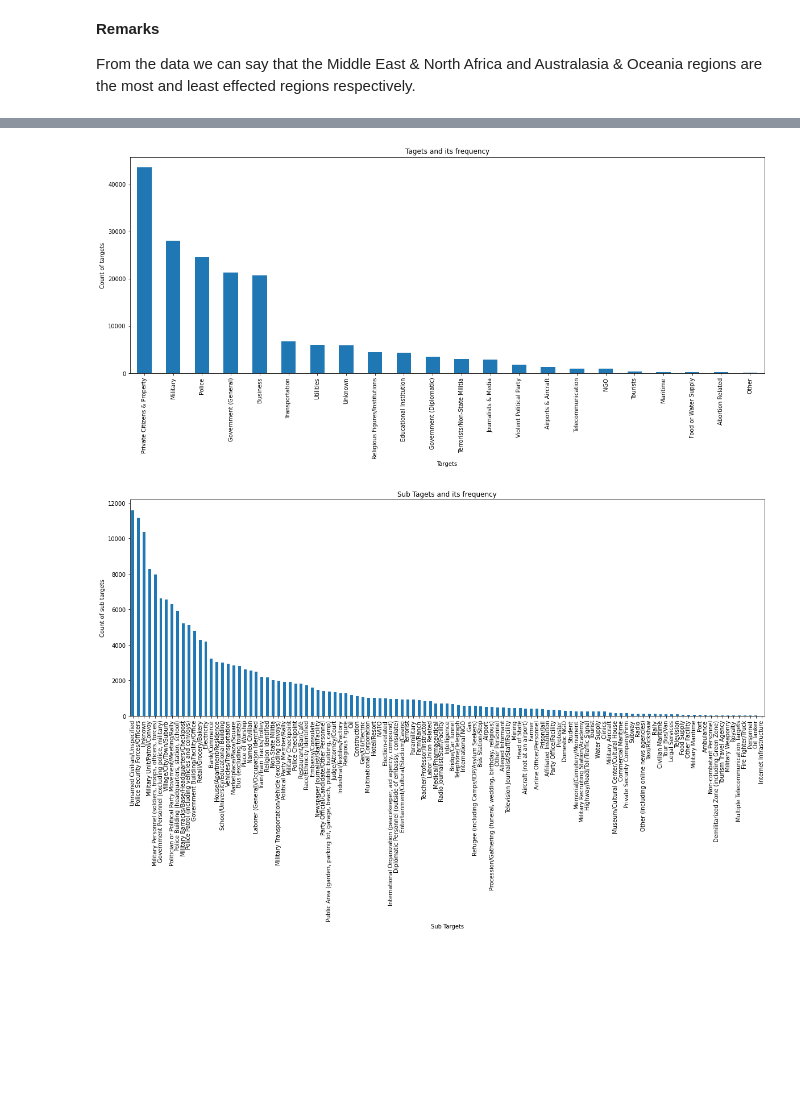
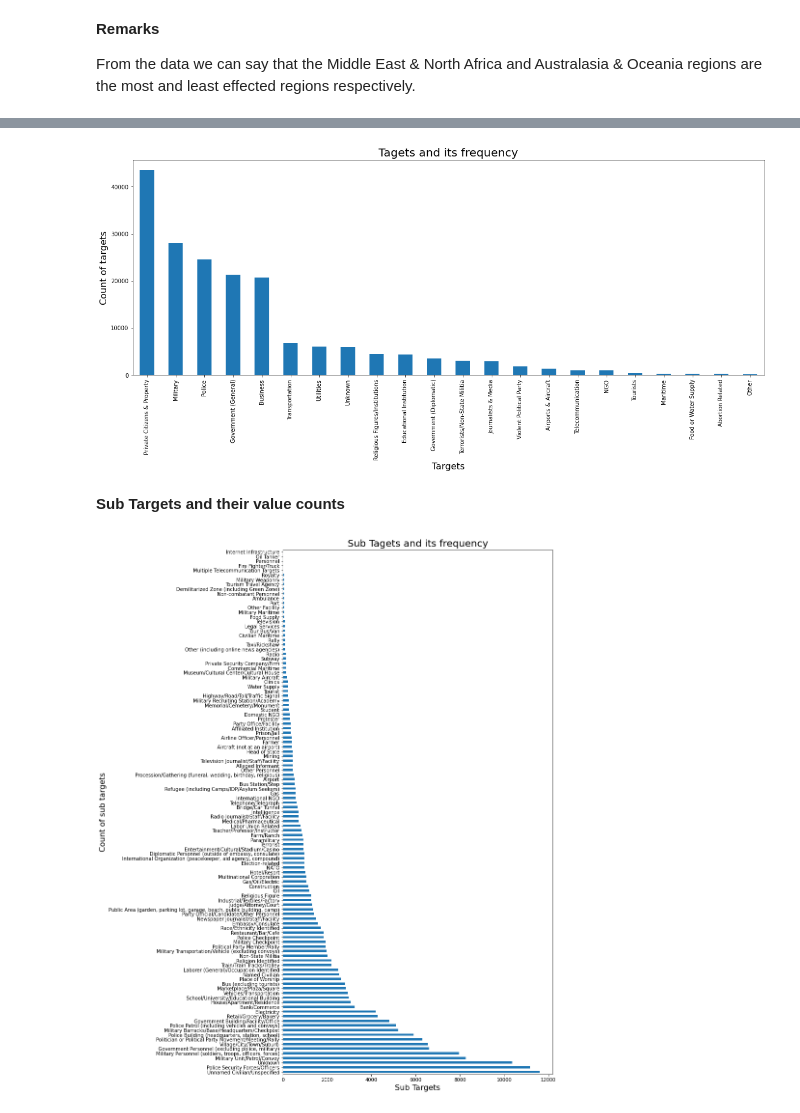
Before and after one commit to Narayan718/Global-Terrorism-Analysis, a Jupyter notebook: Global_Terrorism_Analysis.ipynb, the cells around one changed output, grey strips where cells are left out. Cells and saved outputs as stored; diff of their text form; code cells hidden in the pictures; blank space fills up the shorter version.

```diff
--- a/Global_Terrorism_Analysis.ipynb
+++ b/Global_Terrorism_Analysis.ipynb
@@ -56,6 +67,6 @@ df.head()
 # %%
 #Renaming the column names which are required
 df.rename(columns={'iyear':'Year','imonth':'Month','iday':'Day','country_txt':'Country','provstate':'State','city':'City','region_txt':'Region','latitude':
-                   'Latitude','longitude':'Longitude','attacktype1_txt':'Attack', 'targtype1_txt':'Target', 'targsubtype1_txt':'Sub_Target', 'motive':'Motive',
-                   'weaptype1_txt':'Weapon', 'nkill':'Kills', 'nwound':'Wound', 'propextent_txt':'Property', 'ransomamt':'Ransom_Amt',
+                   'Latitude','longitude':'Longitude','attacktype1_txt':'Attack_Type', 'targtype1_txt':'Target', 'targsubtype1_txt':'Sub_Target', 'motive':'Motive',
+                   'weaptype1_txt':'Weapon', 'nkill':'Kill', 'nwound':'Wound', 'propextent_txt':'Property', 'ransomamt':'Ransom_Amt',
                    'ransompaid':'Ransom_paid'}, inplace=True)
@@ -62,7 +75,7 @@ df.rename(columns={'iyear':'Year','imonth':'Month','iday':'Day','country_txt':'C
 # %%
 #Copying the columns which are required into a new dataset
 data = df[['Year', 'Month', 'Day', 'Country', 'State', 'City', 'Region', 'Latitude', 'Longitude',
-           'Attack', 'Target', 'Sub_Target', 'Motive', 'Weapon', 'Kills', 'Wound', 'Property', 'Ransom_Amt', 'Ransom_paid']]
+           'Attack_Type', 'Target', 'Sub_Target', 'Motive', 'Weapon', 'Kill', 'Wound', 'Property', 'Ransom_Amt', 'Ransom_paid']]
 # %%
 #first 5 fields in the required dataset
 data.head()
@@ -113,8 +138,9 @@ data['Latitude'].fillna('Unknown', inplace=True)
 data['Longitude'].fillna('Unknown', inplace=True)
 data['Sub_Target'].fillna('Unknown', inplace=True)
 data['Motive'].fillna('Unknown', inplace=True)
-data['Kills'].fillna(0, inplace=True)
-data['Wound'].fillna(0, inplace=True)
 data['Property'].fillna('Unknown', inplace=True)
-data['Ransom_Amt'].fillna(0, inplace=True)
-data['Ransom_paid'].fillna(0, inplace=True)
+
+data['Ransom_Amt'] = data['Ransom_Amt'].fillna(0).astype(int)
+data['Ransom_paid'] = data['Ransom_paid'].fillna(0).astype(int)
+data['Kill'] = data['Kill'].fillna(0).astype(int)
+data['Wound'] = data['Wound'].fillna(0).astype(int)
@@ -298,24 +433,26 @@ plt.show()
 # %%
-target = data['Target'].value_counts()
-
+#plotting of data of targets and their value counts
 fig = plt.figure(figsize=(20,7))
 ax = fig.gca()
 target.plot(kind='bar', ax=ax)
-plt.title("Tagets and its frequency")
-plt.ylabel("Count of targets")
-plt.xlabel("Targets")
+plt.title("Tagets and its frequency", size=20)
+plt.ylabel("Count of targets", size=16)
+plt.xlabel("Targets", size=16)
 plt.show()
 # %% [output]
-[figure, old version]
+[figure, new version]
+# %% [markdown]
+**Sub Targets and their value counts**
 # %%
+#plotting of data of sub-targets and their value counts
 sub_target = data['Sub_Target'].value_counts()
 
-fig = plt.figure(figsize=(20,7))
+fig = plt.figure(figsize=(10, 20))
 ax = fig.gca()
-sub_target.plot(kind='bar', ax=ax)
-plt.title("Sub Tagets and its frequency")
-plt.ylabel("Count of sub targets")
-plt.xlabel("Sub Targets")
+sub_target.plot(kind='barh', ax=ax)
+plt.title("Sub Tagets and its frequency", size=20)
+plt.ylabel("Count of sub targets", size=16)
+plt.xlabel("Sub Targets", size=16)
 plt.show()
 # %% [output]
-[figure, old version]
+[figure, new version]
```
Also changed, not shown: parts of 55 cells of this notebook.
